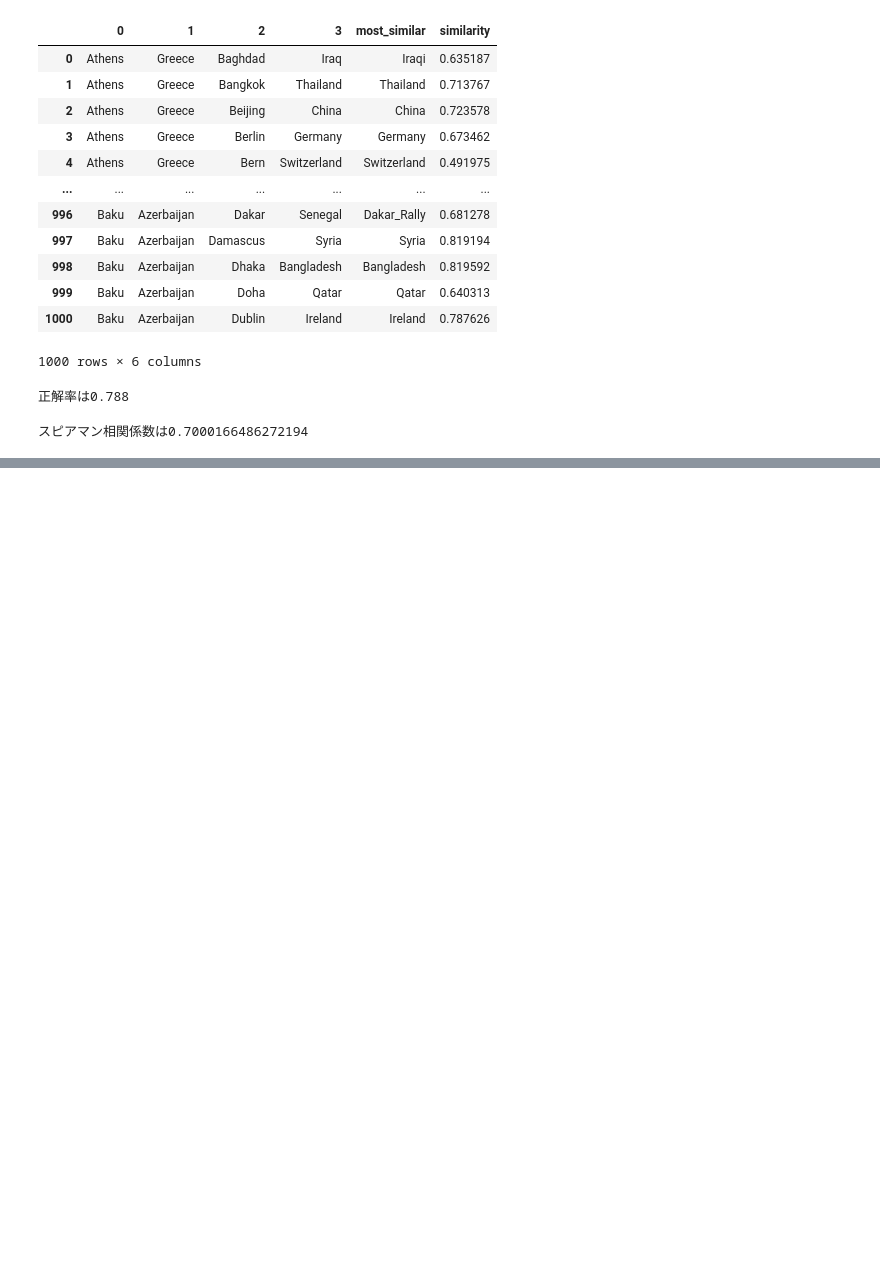
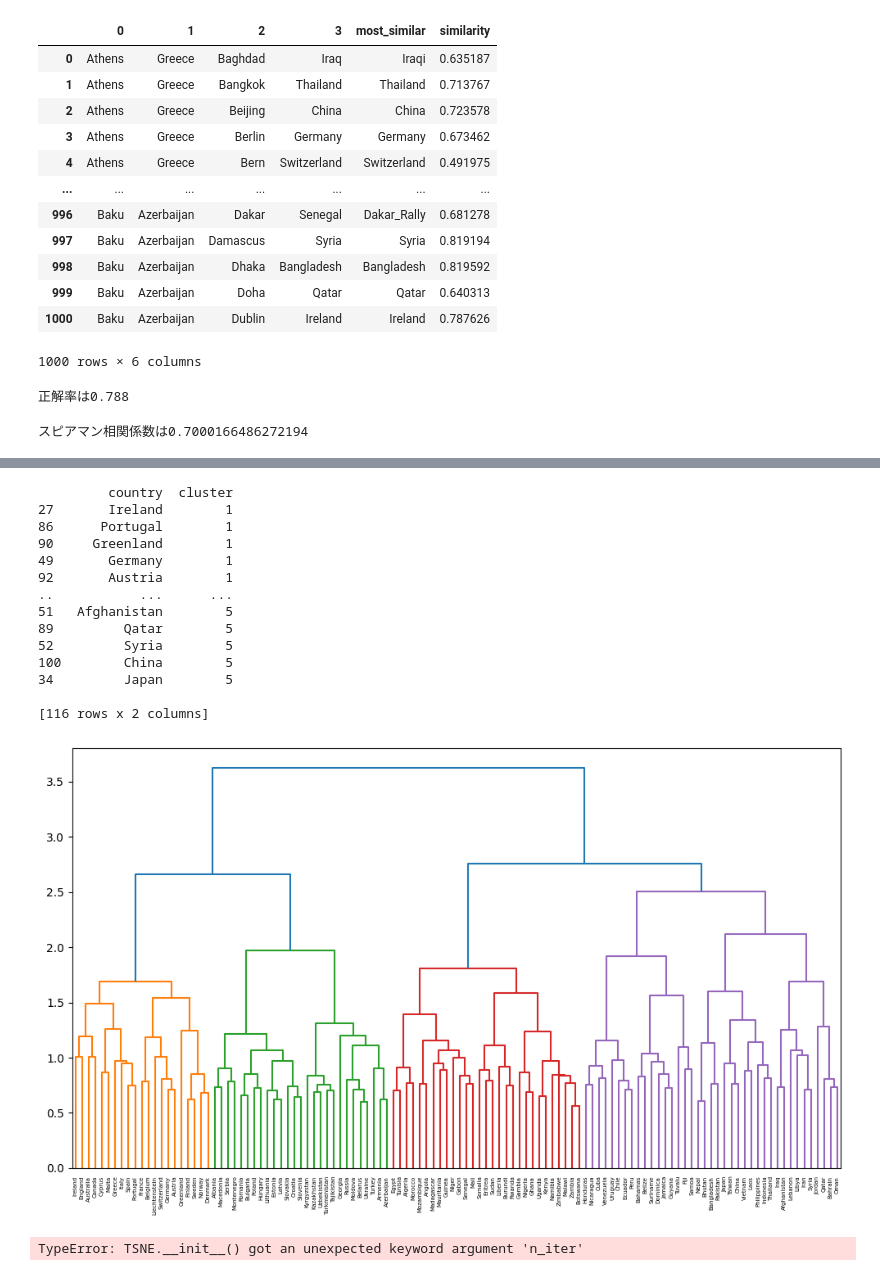
Before and after one commit to lbh-nlp/NLP100, a Jupyter notebook: 50-59.ipynb, the cells around one changed output, grey strips where cells are left out. Saved outputs shown, nothing was run; the diff lists cells and outputs as text; code cells hidden in the pictures; blank space fills up the shorter version.

```diff
--- a/50-59.ipynb
+++ b/50-59.ipynb
@@ -147,3 +147,14 @@ print(f"スピアマン相関係数は{corr.statistic}")
 # %%
 #57. k-meansクラスタリング
 #国名に関する単語ベクトルを抽出し、k-meansクラスタリングをクラスタ数k=5として実行せよ。
+from sklearn.cluster import KMeans
+import numpy as np
+data = data[:5030].dropna()
+country = list(set(data[3]))
+country_vector = []
+for c in country:
+    country_vector.append(word2vector[c])
+Km = KMeans(n_clusters = 5, random_state = 42, n_init = "auto")
+label = Km.fit_predict(X = country_vector)
+result = pd.DataFrame({"country":country, "cluster": label}).sort_values("cluster")
+result[result["cluster"] == 0]["country"]
@@ -149,0 +176,55 @@ print(f"スピアマン相関係数は{corr.statistic}")
+# %%
+#58. Ward法によるクラスタリング
+"国名に関する単語ベクトルに対し、Ward法による階層型クラスタリングを実行せよ。さらに、クラスタリング結果をデンドログラムとして可視化せよ。"
+from sklearn.cluster import AgglomerativeClustering
+from sklearn.preprocessing import normalize
+from scipy.cluster.hierarchy import linkage, dendrogram, fcluster
+import matplotlib.pyplot as plt
+
+Xn = normalize(country_vector, norm="l2")
+cluster = AgglomerativeClustering(n_clusters = 5, linkage = "ward", metric = "euclidean")
+labels = cluster.fit_predict(Xn)
+result = pd.DataFrame({"country":country, "cluster": labels})
+
+# Ward 法で連結
+Z = linkage(Xn, method="ward")  # ユークリッド距離前提
+
+# k=5 のクラスタ割り当て（最大クラス数基準）
+labels = fcluster(Z, t=5, criterion="maxclust")
+
+df = pd.DataFrame({"country": country, "cluster": labels}).sort_values("cluster")
+print(df)
+
+# デンドログラム可視化（大きい場合は truncate オプションを使うと見やすい）
+plt.figure(figsize=(10, 6))
+dendrogram(Z, labels = country, leaf_rotation=90)
+plt.tight_layout()
+plt.show()
+# %% [output]
+         country  cluster
+27       Ireland        1
+86      Portugal        1
+90     Greenland        1
+49       Germany        1
+92       Austria        1
+..           ...      ...
+51   Afghanistan        5
+89         Qatar        5
+52         Syria        5
+100        China        5
+34         Japan        5
+
+[116 rows x 2 columns]
+[figure, added]
+# %%
+#59. t-SNEによる可視化
+#ベクトル空間上の国名に関する単語ベクトルをt-SNEで可視化せよ。
+from sklearn.manifold import TSNE
+
+X = np.array(country_vector)
+tsne = TSNE(random_state=0, metric="cosine")
+embs = tsne.fit_transform(X)
+plt.scatter(embs[:, 0], embs[:, 1])
+plt.show()
+# %% [output]
+TypeError: TSNE.__init__() got an unexpected keyword argument 'n_iter'
```
Also changed, not shown: parts of 1 cell of this notebook.
